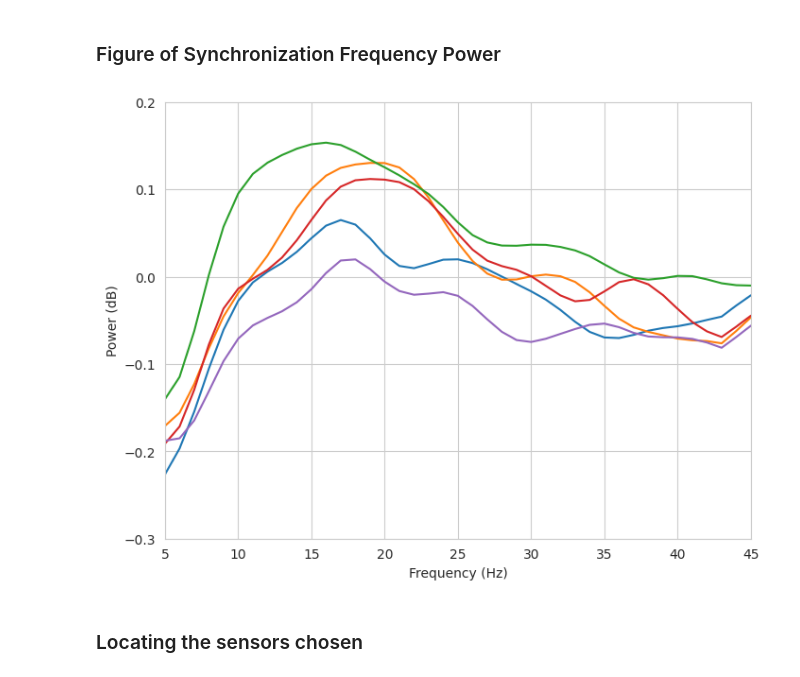
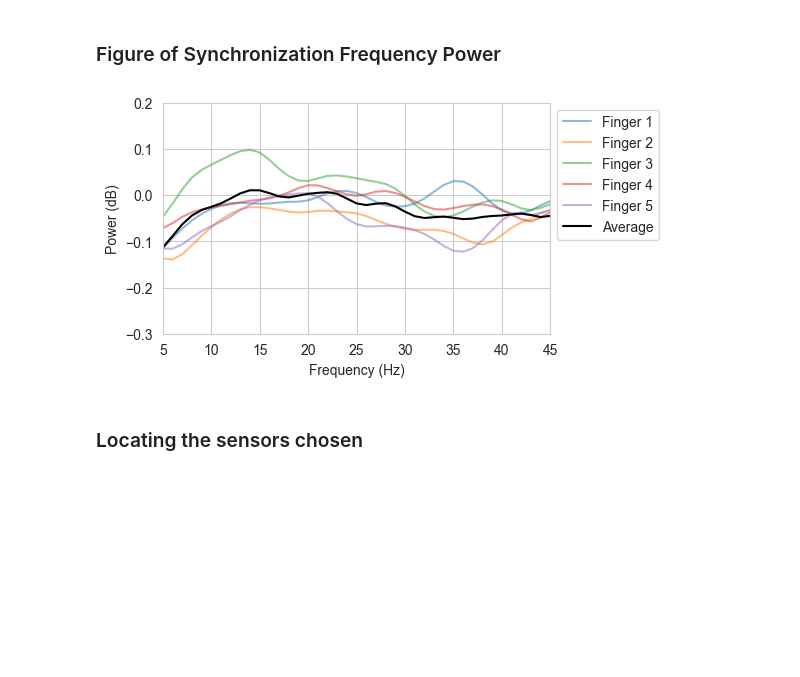
Before and after one commit to MarIniOnz/opm-thesis, a Jupyter notebook: notebooks/final_figures/tfr_1st_Figures.ipynb, the cells around one changed output. Saved outputs shown, nothing was run; the diff lists cells and outputs as text; code cells hidden in the pictures; blank space fills up the shorter version.

```diff
--- a/notebooks/final_figures/tfr_1st_Figures.ipynb
+++ b/notebooks/final_figures/tfr_1st_Figures.ipynb
@@ -42,9 +42,9 @@ else:
 # %% [markdown]
 ### Plot TFR on different states
 # %%
-center_channel = "LQ[X]"
+# center_channel = "LQ[X]"
 # center_channel = "FY[Y]"
-# center_channel = "HQ[Z]"
+center_channel = "HQ[Z]"
 idx_channel = all_epochs.ch_names.index(center_channel)
 
 conditions = [1, 2, 3, 4, 5]
@@ -63,7 +63,7 @@ for i, condition in enumerate(conditions):
         colorbar = True
     else:
         colorbar = False
-    power[str(condition)].plot(
+    power[condition].plot(
         [idx_channel],
         baseline=(-2, -0.57),
         mode="logratio",
@@ -132,6 +132,7 @@ for i in range(5):
     time_idx = np.where((times >= 0.75) & (times <= 1.75))[0]
     integrated_power.append(np.mean(power_scaled[i][:, time_idx], axis=1))
 
+integrated_power = np.array(integrated_power)
 
 power_scaled = np.array(power_scaled)
 variance = np.var(power_scaled[:], axis=2)
@@ -142,38 +143,51 @@ mean = np.mean(power_scaled[:], axis=2)
 import seaborn as sns
 import pandas as pd
 
 data_list = []
 
 sns.set_style("whitegrid")
 
 # Create the line plot with confidence interval
-plt.figure(figsize=(8, 6))
+plt.figure(figsize=(5, 3))
+
 num = 0
 ylim = (-0.3, 0.2)
 xlim = (5, 45)
 
 # Plot the lineplot of all digits
 for power in integrated_power:
     # Do a low pass filter of the power np.array
     power = np.convolve(power, np.ones(5), "same") / 5
     df = pd.DataFrame({"Power":power})
     df["Frequency"] = freqs
     num += 1
     lineplot = sns.lineplot(
         data=df,
         x="Frequency",
         y="Power",
-        # label="Finger " + str(num),
+        label="Finger " + str(num),
+        alpha= 0.5
     )
     lineplot.set_xlabel("Frequency (Hz)")
     lineplot.set_ylabel("Power (dB)")
     lineplot.set(xlim=xlim)
     lineplot.set(ylim=ylim)
-    # Add legend
-# lineplot.legend()
+average_df = df
+average_df["Power"] = integrated_power.mean(axis=0)
+lineplot = sns.lineplot(
+    data=average_df,
+    x="Frequency",
+    y="Power",
+    label="Average",
+    alpha=1,
+    color="black",
+)
+
+# Set legend outside the plot
+plt.legend(loc="upper left", bbox_to_anchor=(1, 1))
 plt.show()
 # %% [output]
-[figure, old version]
+[figure, new version]
 # %% [markdown]
 ### Locating the sensors chosen
 # %%
```
Also changed, not shown: parts of 2 cells of this notebook, 11 other files.
